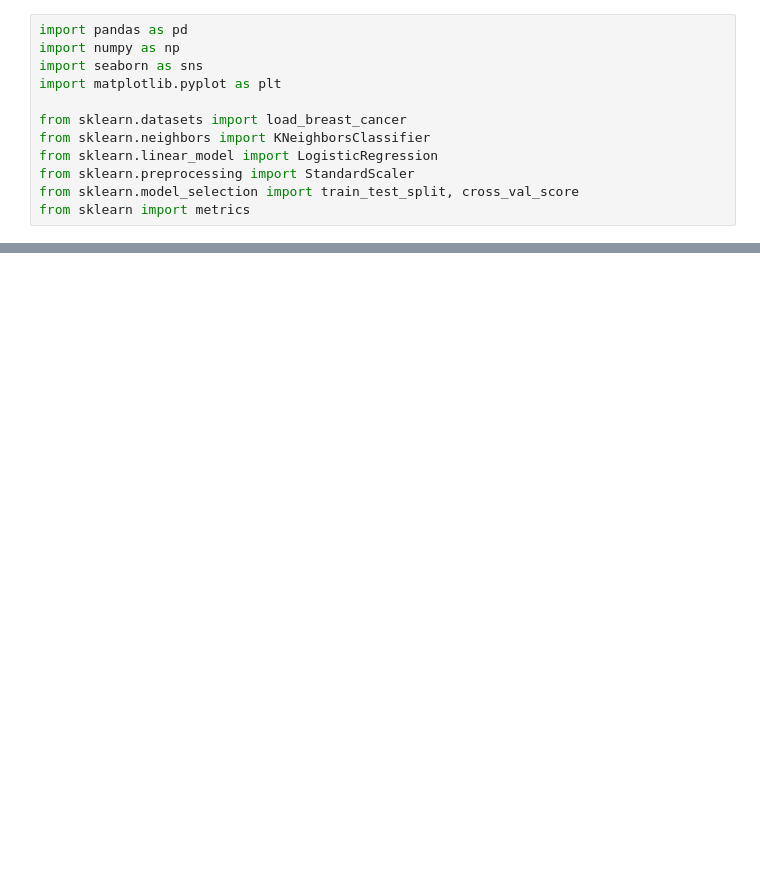
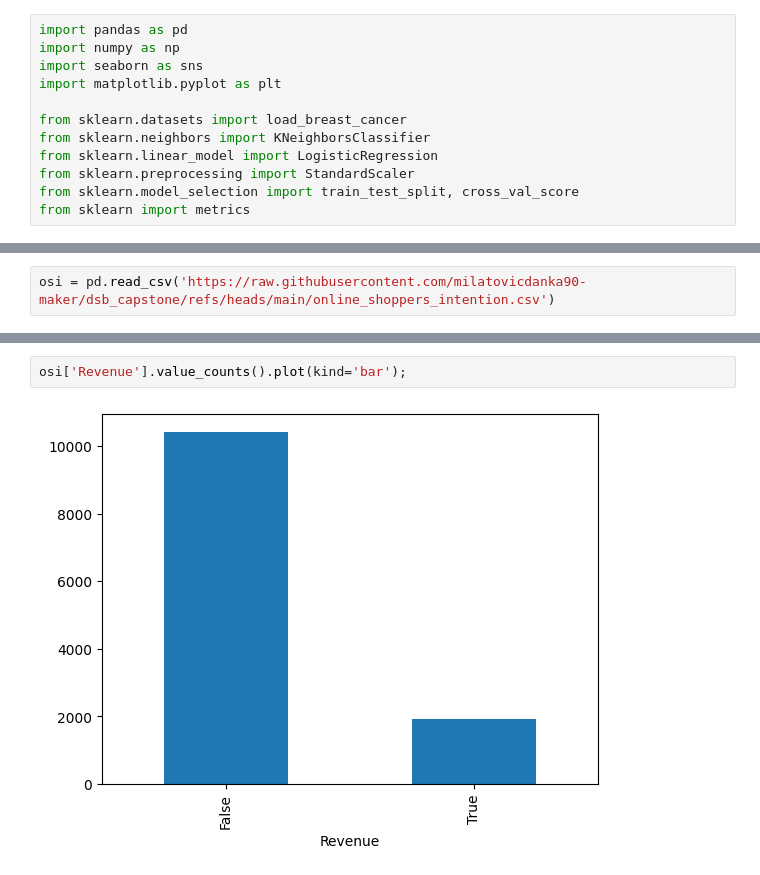
Before and after one commit to milatovicdanka90-maker/dsb_capstone, a Jupyter notebook: 01_EDA.ipynb, the cells around one changed output, grey strips where cells are left out. Saved outputs shown, nothing was run; the diff lists cells and outputs as text; blank space fills up the shorter version.

```diff
--- a/01_EDA.ipynb
+++ b/01_EDA.ipynb
@@ -17 +15,3 @@ mech = pd.read_excel('Danka_tabela.xlsx')
+# %%
+osi = pd.read_csv('https://raw.githubusercontent.com/milatovicdanka90-maker/dsb_capstone/refs/heads/main/online_shoppers_intention.csv')
 # %%
@@ -220,0 +100,4 @@ sns.pairplot(mech_df, x_vars=num_cols, y_vars=target_col, height=5, aspect=1, ki
+# %%
+osi['Revenue'].value_counts().plot(kind='bar');
+# %% [output]
+[figure, added]
```
Also changed, not shown: parts of 32 cells of this notebook.
